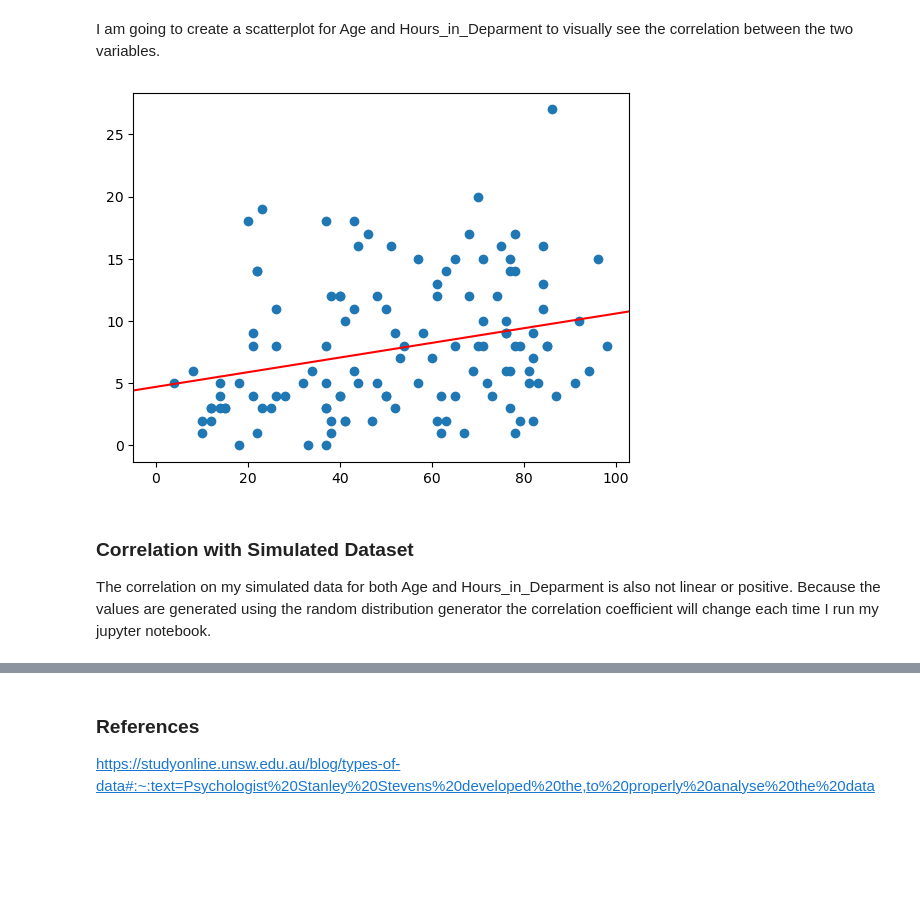
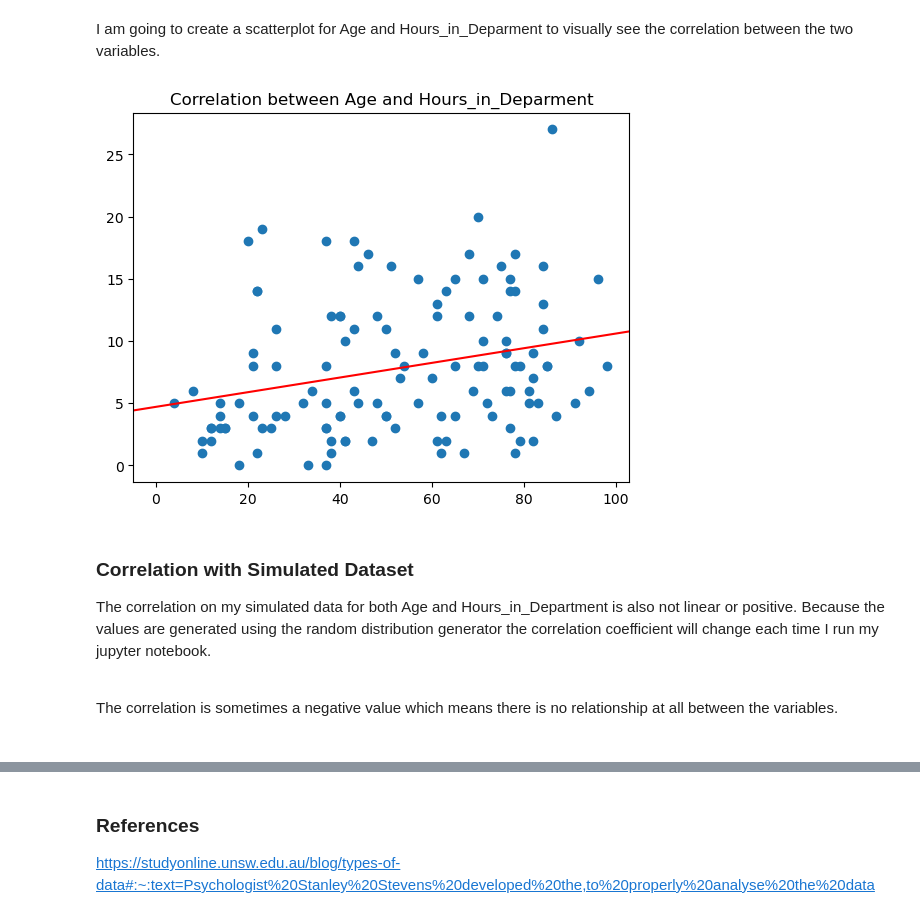
Before and after one commit to AudeAllen/PDA_Assignment, a Jupyter notebook: PDA_Assignment.ipynb, the cells around one changed output, grey strips where cells are left out. Saved outputs shown, nothing was run; the diff lists cells and outputs as text; code cells hidden in the pictures; blank space fills up the shorter version.

Commit message:
More changes to correlation scatterplot

```diff
--- a/PDA_Assignment.ipynb
+++ b/PDA_Assignment.ipynb
@@ -948,11 +948,11 @@ from scipy.stats import pearsonr
 df = pd.read_csv("EDAttendances24Hour.csv")
 
 # Convert dataframe into series
-list1 = df['Age']
-list2 = df['Hours_in_Deparment']
+list1OG = df['Age']
+list2OG = df['Hours_in_Deparment']
 
 # Apply the pearsonr()
-corr, _ = pearsonr(list1, list2)
+corr, _ = pearsonr(list1OG, list2OG)
 print('Pearsons correlation: %.3f' % corr)
 # %% [output]
 Pearsons correlation: 0.272
@@ -961,19 +961,22 @@ I am going to create a scatterplot for Age and Hours_in_Deparment to visually se
 # %%
 # We know the actual correlation of the two variables is 0.272 which is a weak correlation. I can see from the scatterplot below
 # that the data is not linear.
 
 import matplotlib.pyplot as plt
 
-plt.scatter(list1, list2)
-m, b = np.polyfit(list1, list2, deg=1)
+plt.scatter(list1OG, list2OG)
+m, b = np.polyfit(list1OG, list2OG, deg=1)
 plt.axline(xy1=(0, b), slope=m, color='r', label=f'$y = {m:.2f}x {b:+.2f}$')
+plt.title("Correlation between Age and Hours_in_Deparment")
 plt.show()
 # %% [output]
-[figure, old version]
+[figure, new version]
 # %% [markdown]
 ### Correlation with Simulated Dataset
 
-The correlation on my simulated data for both Age and Hours_in_Deparment is also not linear or positive. Because the values are generated using the random distribution generator the correlation coefficient will change each time I run my jupyter notebook.
+The correlation on my simulated data for both Age and Hours_in_Department is also not linear or positive. Because the values are generated using the random distribution generator the correlation coefficient will change each time I run my jupyter notebook. <br><br>
+
+The correlation is sometimes a negative value which means there is no relationship at all between the variables. <br><br>
 # %%
 # Import libraries - Check correlation of Age and Hours_in_Deparment - Simulated Dataset
 import pandas as pd
```
Also changed, not shown: parts of 11 cells of this notebook, 8 other files.
